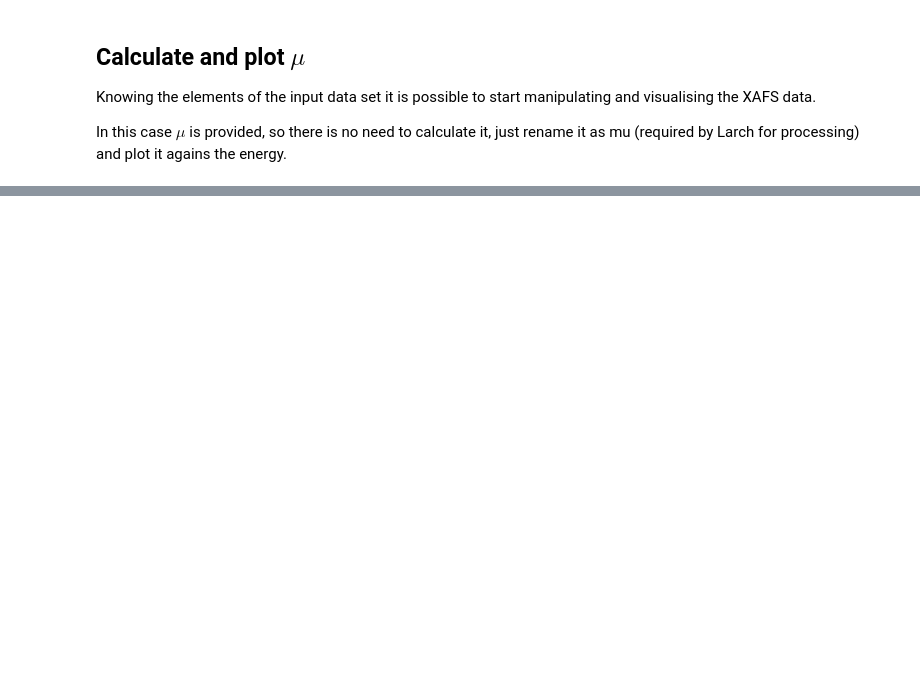
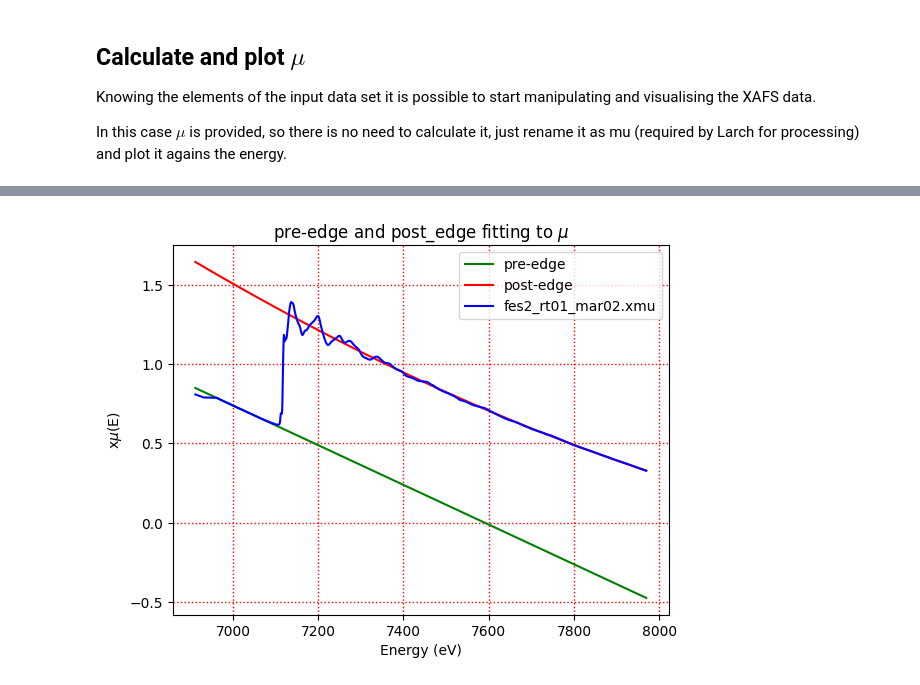
Before and after one commit to UK-Catalysis-Hub/XAS-Workflow-Demo, a Jupyter notebook: larch_workflow/larch_task01.ipynb, the cells around one changed output, grey strips where cells are left out. Saved outputs shown, nothing was run; the diff lists cells and outputs as text; code cells hidden in the pictures; blank space fills up the shorter version.

```diff
--- a/larch_workflow/larch_task01.ipynb
+++ b/larch_workflow/larch_task01.ipynb
@@ -63,15 +143,19 @@ plt.grid(color='r', linestyle=':', linewidth=1) #show and format grid
 # %%
 # https://vimeo.com/340207346 25:00
 from larch.xafs import pre_edge
 #calculate pre-edge and post edge and add them to group
 # as with the basic workflow we want to avoid the data below E0 - 117.00
-pre_edge(fe_xas, group=fe_xas, pre1=-117, pre2=-30)
 
-plt.plot(fe_xas.energy, fe_xas.pre_edge, 'g', label='pre-edge') # plot pre-edge in green
-plt.plot(fe_xas.energy, fe_xas.post_edge, 'r', label='post-edge')# plot post-edge in green
-plt.plot(fe_xas.energy, fe_xas.xmu, 'b', label=fe_xas.filename) # plot mu in blue
-plt.grid(color='r', linestyle=':', linewidth=1) #show and format grid
-plt.xlabel('Energy (eV)') # label y graph
-plt.ylabel('x$\mu$(E)') # label y axis
-plt.title("pre-edge and post_edge fitting to $\mu$")
-plt.legend() # show legend
+for fe_xas in groups_list:
+    pre_edge(fe_xas, group=fe_xas, pre1=-150, pre2=-60)
+
+    plt.plot(fe_xas.energy, fe_xas.pre_edge, 'g', label='pre-edge') # plot pre-edge in green
+    plt.plot(fe_xas.energy, fe_xas.post_edge, 'r', label='post-edge')# plot post-edge in green
+    plt.plot(fe_xas.energy, fe_xas.mu, 'b', label=fe_xas.filename) # plot mu in blue
+    plt.grid(color='r', linestyle=':', linewidth=1) #show and format grid
+    plt.xlabel('Energy (eV)') # label y graph
+    plt.ylabel('x$\mu$(E)') # label y axis
+    plt.title("pre-edge and post_edge fitting to $\mu$")
+    plt.legend() # show legend
+# %% [output]
+[figure, added]
```
Also changed, not shown: parts of 11 cells of this notebook, 3 other files.
